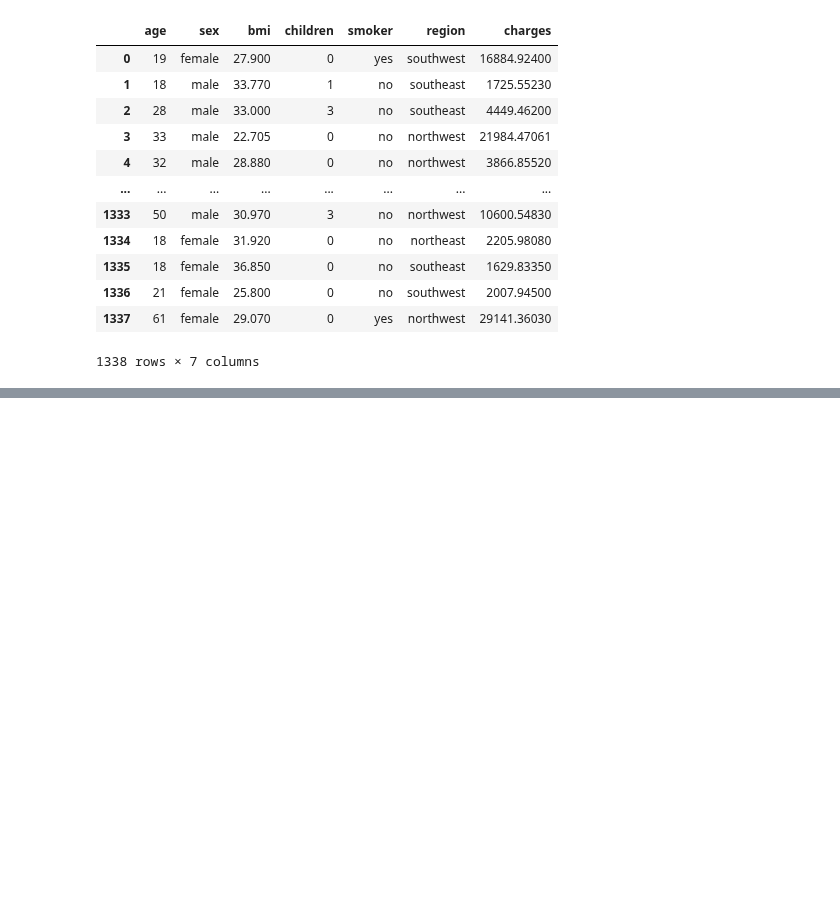
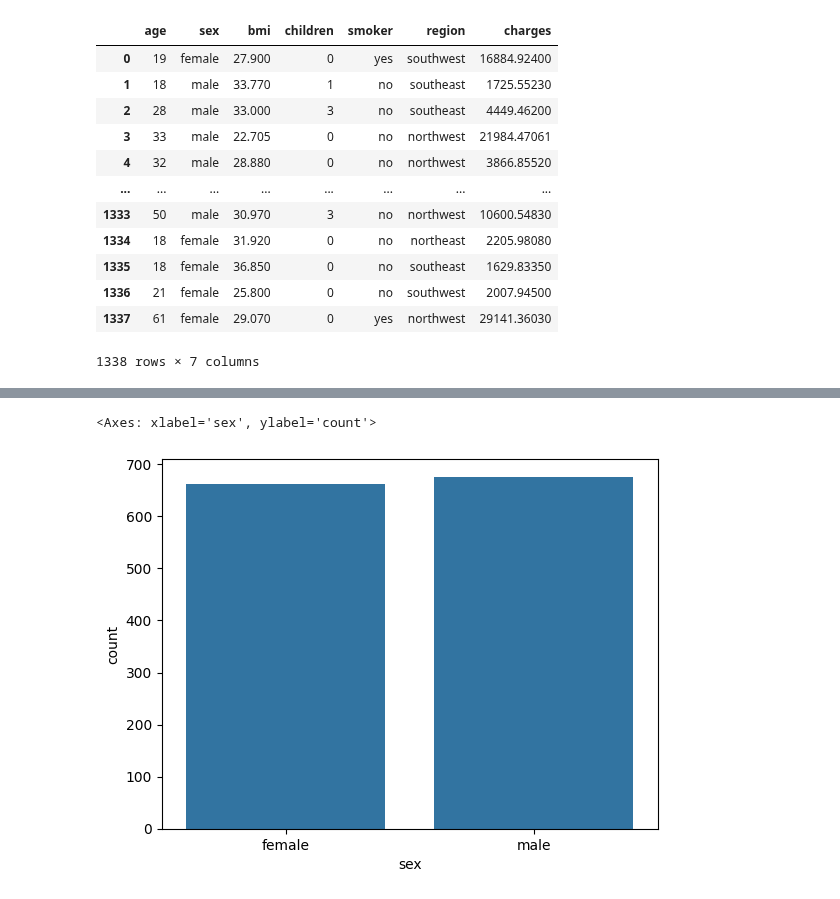
Before and after one commit to Siddhi-S-Thakur/ML_Projects, a Jupyter notebook: Insurance_charges_predictor/predictor.ipynb, the cells around one changed output, grey strips where cells are left out. Cells and saved outputs as stored; diff of their text form; code cells hidden in the pictures; blank space fills up the shorter version.

```diff
--- a/Insurance_charges_predictor/predictor.ipynb
+++ b/Insurance_charges_predictor/predictor.ipynb
@@ -26,0 +91,5 @@ df
+# %%
+sns.countplot(x= df['sex'])
+# %% [output]
+<Axes: xlabel='sex', ylabel='count'>
+[figure, added]
```
Also changed, not shown: parts of 26 cells of this notebook.
